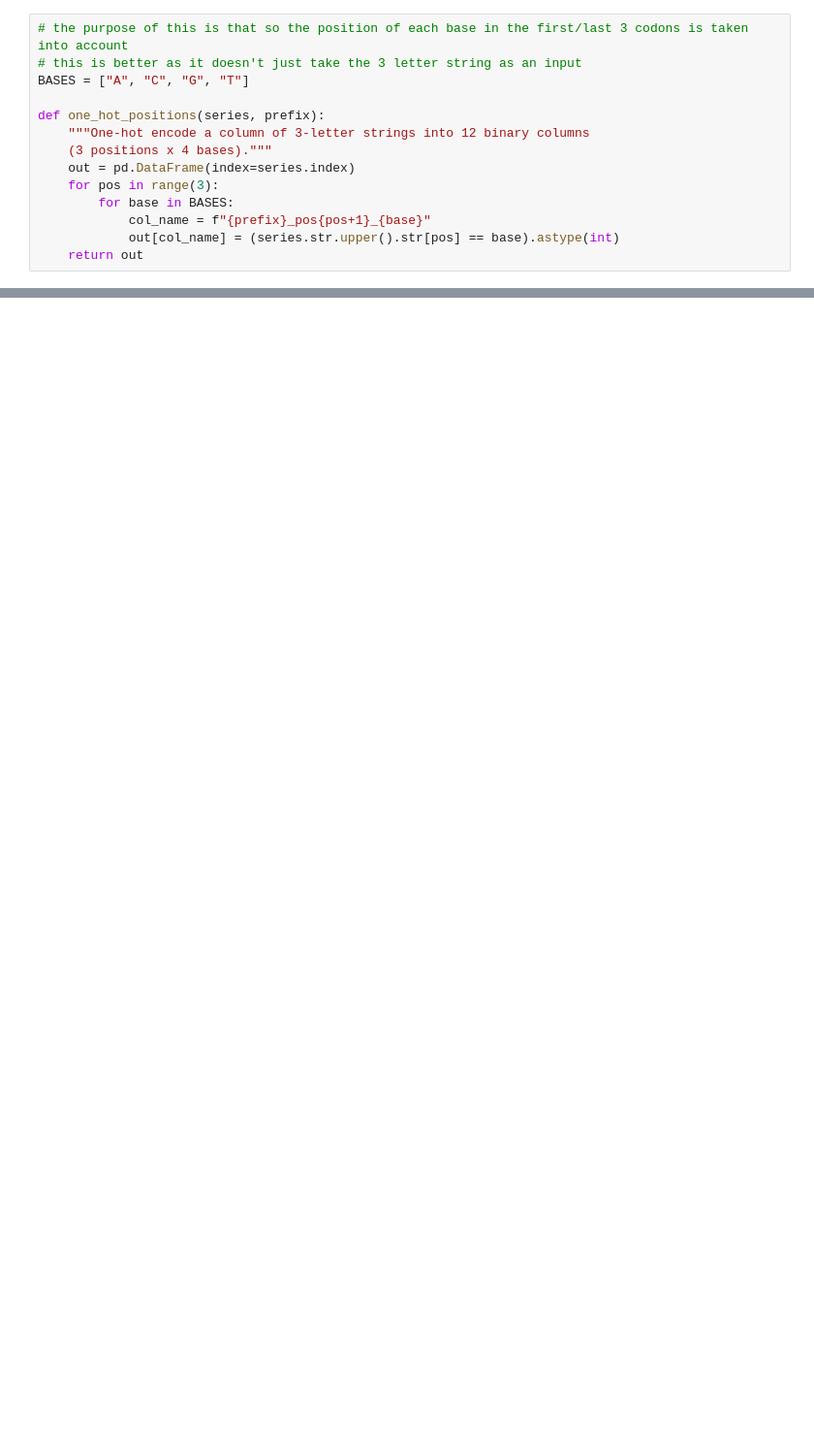
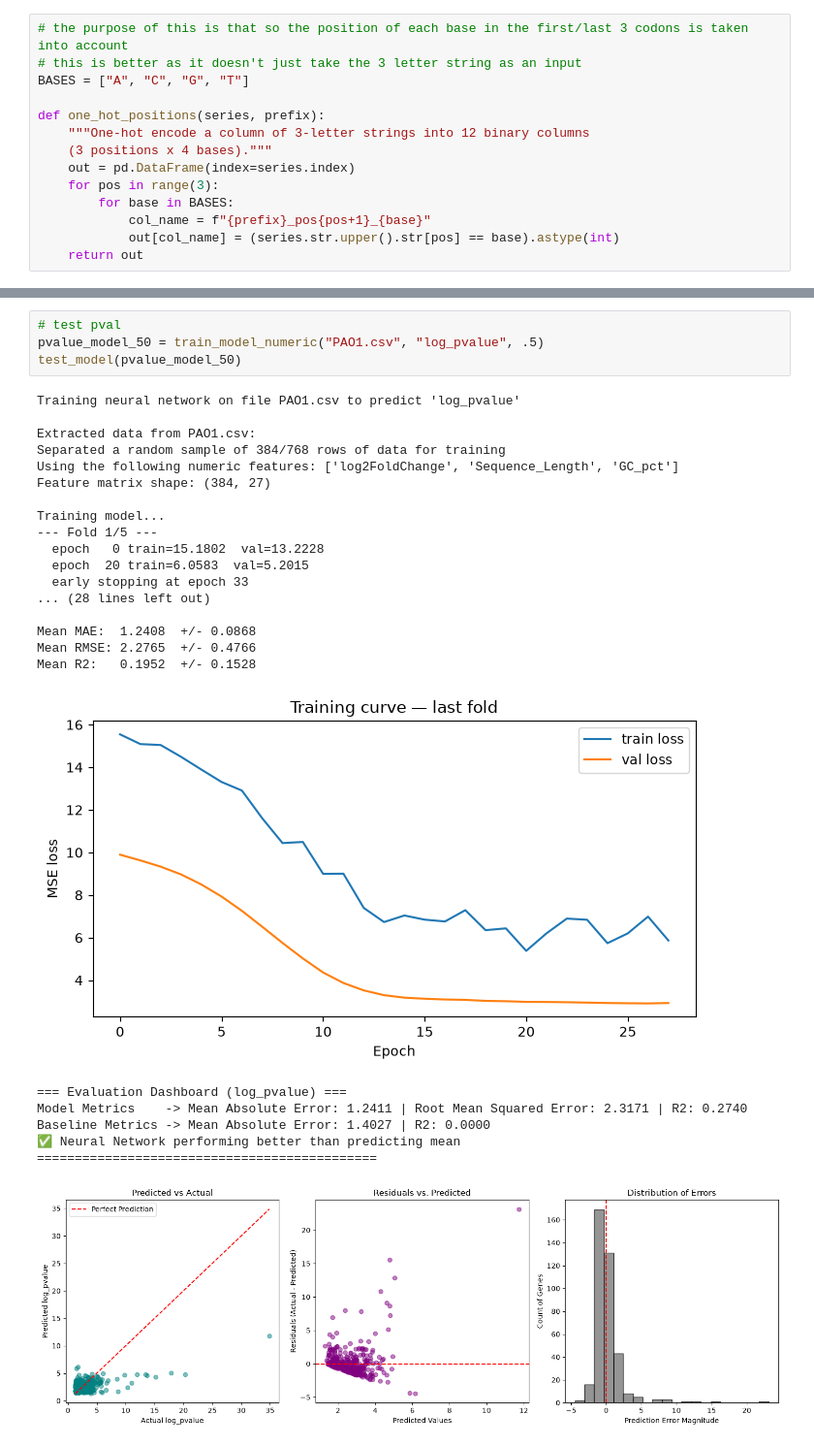
Before and after one commit to rcs227/cse190_ncbi_research, a Jupyter notebook: neural.ipynb, the cells around one changed output, grey strips where cells are left out. Shown at 97% size. Drawn from its saved outputs; the diff is of its cells as text; blank space fills up the shorter version.

```diff
--- a/neural.ipynb
+++ b/neural.ipynb
@@ -75,0 +480,29 @@ def train_model_log2fc(input_file, data_pct):
+# %%
+# test pval
+pvalue_model_50 = train_model_numeric("PAO1.csv", "log_pvalue", .5)
+test_model(pvalue_model_50)
+# %% [output]
+Training neural network on file PAO1.csv to predict 'log_pvalue'
+
+Extracted data from PAO1.csv:
+Separated a random sample of 384/768 rows of data for training
+Using the following numeric features: ['log2FoldChange', 'Sequence_Length', 'GC_pct']
+Feature matrix shape: (384, 27)
+
+Training model...
+--- Fold 1/5 ---
+  epoch   0 train=15.1802  val=13.2228
+  epoch  20 train=6.0583  val=5.2015
+  early stopping at epoch 33
+... (28 lines left out)
+
+Mean MAE:  1.2408  +/- 0.0868
+Mean RMSE: 2.2765  +/- 0.4766
+Mean R2:   0.1952  +/- 0.1528
+[figure, added]
+=== Evaluation Dashboard (log_pvalue) ===
+Model Metrics    -> Mean Absolute Error: 1.2411 | Root Mean Squared Error: 2.3171 | R2: 0.2740
+Baseline Metrics -> Mean Absolute Error: 1.4027 | R2: 0.0000
+✅ Neural Network performing better than predicting mean
+=============================================
+[figure, added]
```
Also changed, not shown: parts of 10 cells of this notebook.
